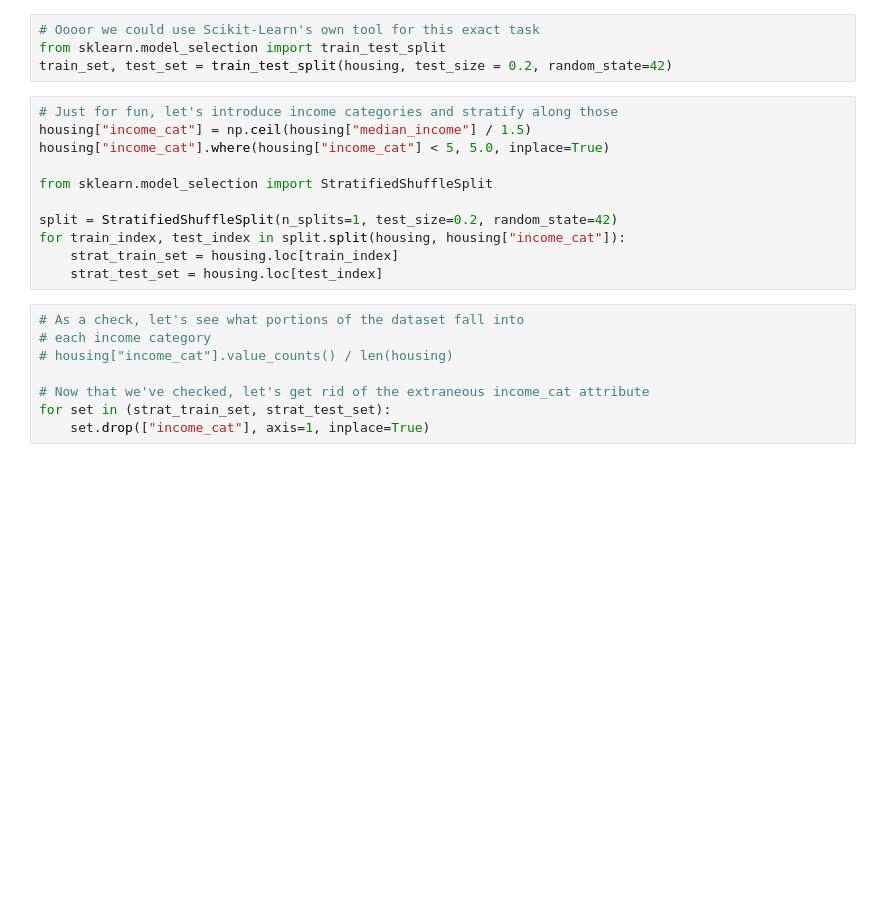
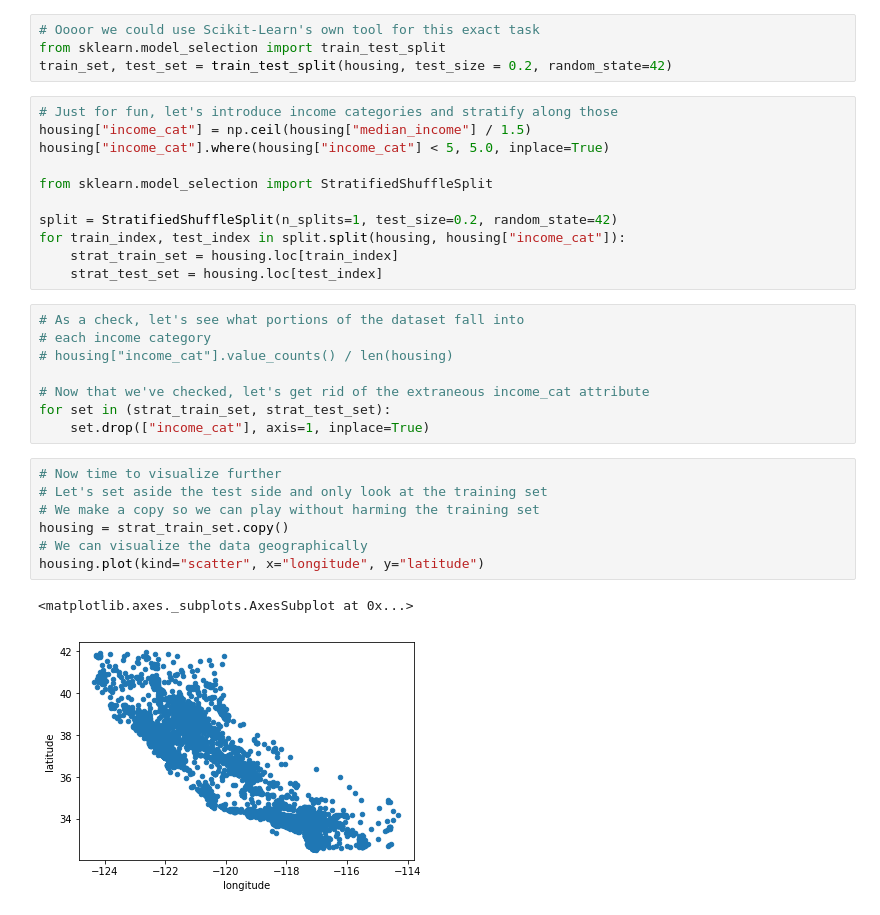
Before and after one commit to mathewphilipc/HandsOnHousing, a Jupyter notebook: Housing.ipynb, the cells around one changed output. Drawn from its saved outputs; the diff is of its cells as text; blank space fills up the shorter version.

Commit message:
data visualization

```diff
--- a/Housing.ipynb
+++ b/Housing.ipynb
@@ -115,3 +115,13 @@ for train_index, test_index in split.split(housing, housing["income_cat"]):
 # Now that we've checked, let's get rid of the extraneous income_cat attribute
 for set in (strat_train_set, strat_test_set):
     set.drop(["income_cat"], axis=1, inplace=True)
+# %%
+# Now time to visualize further
+# Let's set aside the test side and only look at the training set
+# We make a copy so we can play without harming the training set
+housing = strat_train_set.copy()
+# We can visualize the data geographically
+housing.plot(kind="scatter", x="longitude", y="latitude")
+# %% [output]
+<matplotlib.axes._subplots.AxesSubplot at 0x...>
+[figure, added]
```
Also changed, not shown: parts of 4 cells of this notebook.
